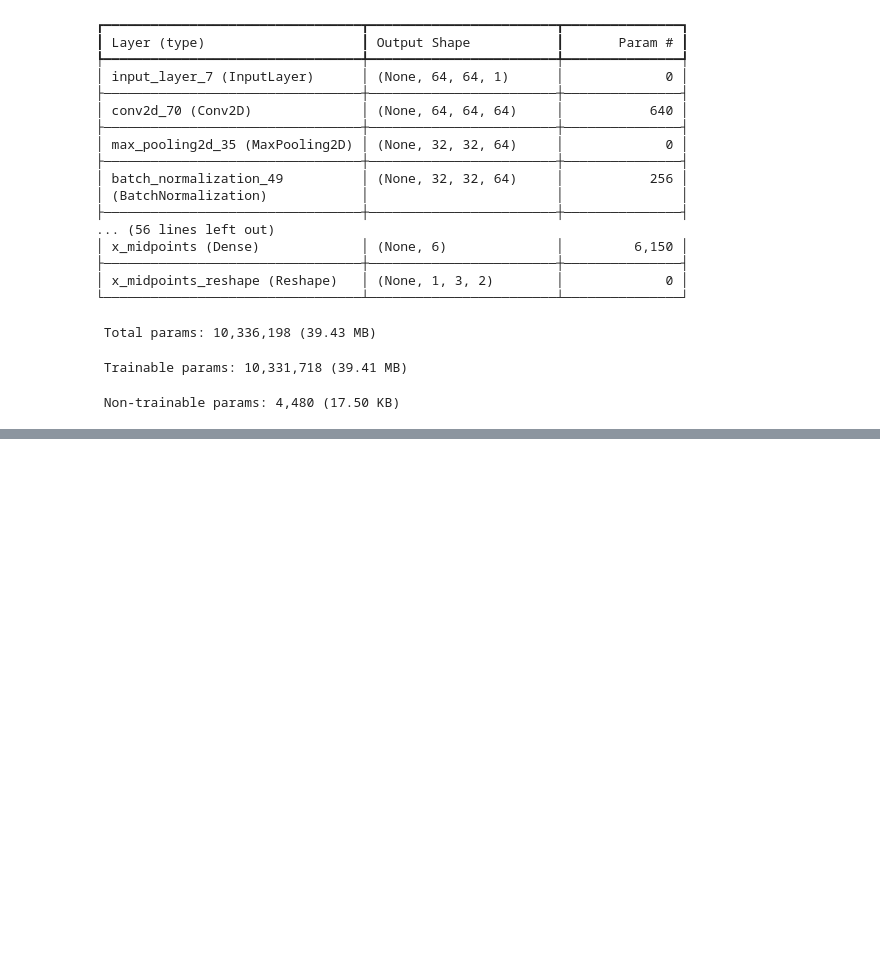
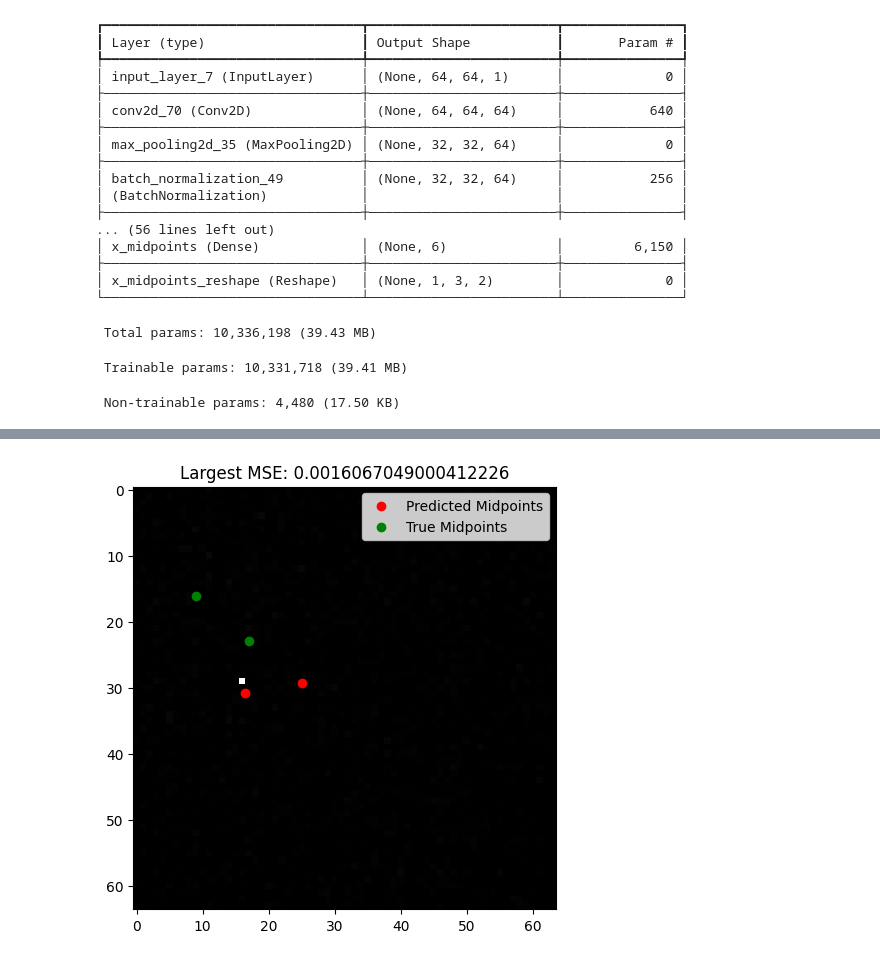
Before and after one commit to DerrickAppiahOsei/da886, a Jupyter notebook: Electron Counting Extended Arch/Classes and Functions.ipynb, the cells around one changed output, grey strips where cells are left out. Saved outputs shown, nothing was run; the diff lists cells and outputs as text; code cells hidden in the pictures; blank space fills up the shorter version.

```diff
--- a/Electron Counting Extended Arch/Classes and Functions.ipynb
+++ b/Electron Counting Extended Arch/Classes and Functions.ipynb
@@ -564,0 +863,14 @@ Validation Loss: 0.0006758287199772894
+# %%
+
+# Visualize the sample with the largest MSE
+plt.figure(figsize=(12, 6))
+plt.subplot(1, 2, 2)
+plt.title(f"Largest MSE: {max_mse_value}")
+plt.imshow(worst_input[19], cmap='gray')
+plt.scatter(worst_prediction[:, 0]*64, worst_prediction[:, 1]*64, color='r', label='Predicted Midpoints')
+plt.scatter(worst_target[:, 0]*64, worst_target[:, 1]*64, color='g', label='True Midpoints')
+plt.legend()
+
+plt.show()
+# %% [output]
+[figure, added]
```
Also changed, not shown: parts of 31 cells of this notebook, 2 other files.
